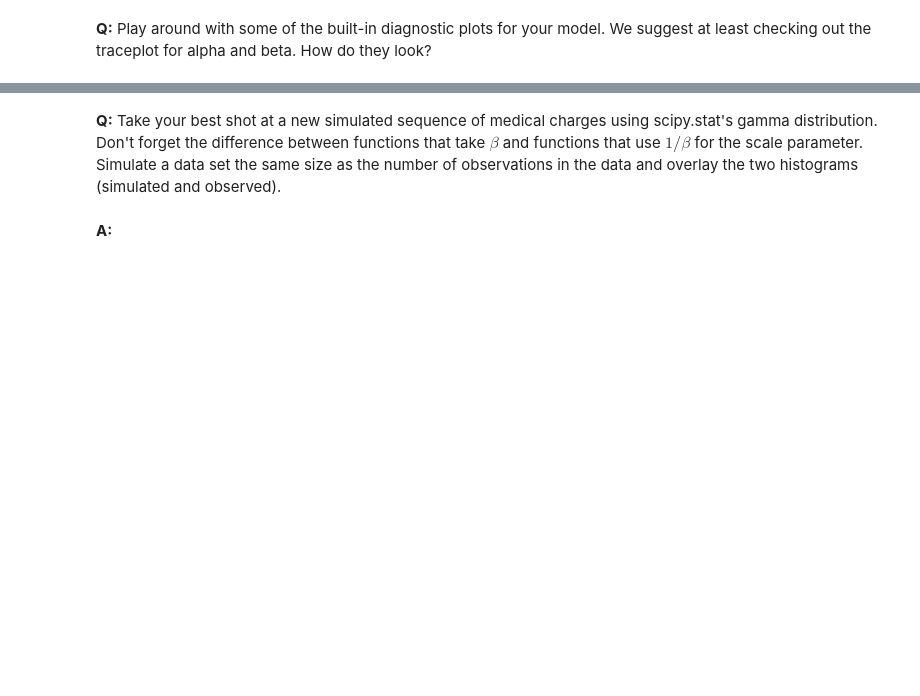
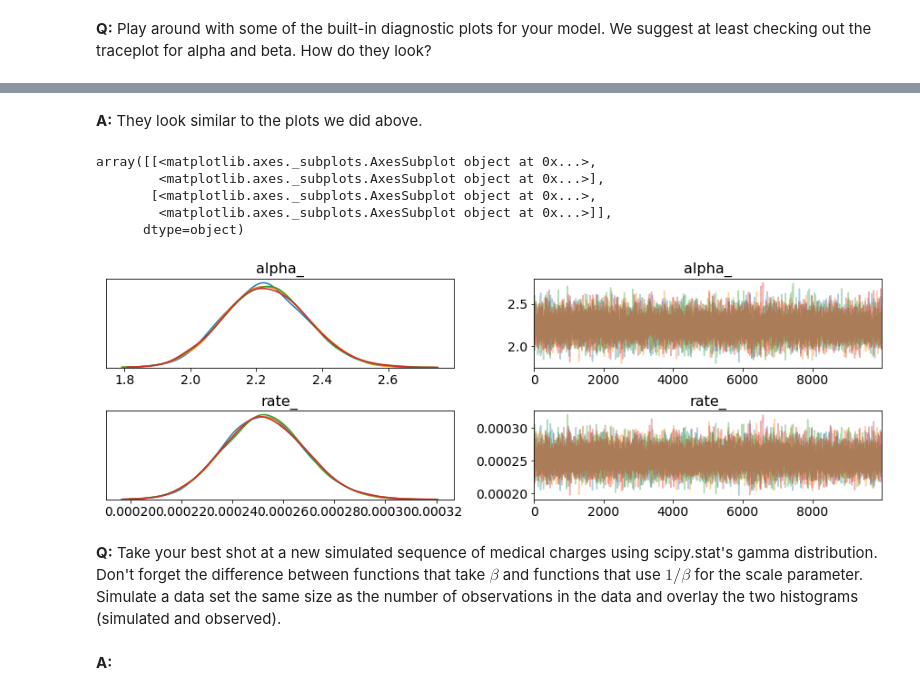
Before and after one commit to walkerpage/springboard, a Jupyter notebook: Mini_Projects/Bayesian_stats_Q6.28/inferential_statistics_3-Q.ipynb, the cells around one changed output, grey strips where cells are left out. Drawn from its saved outputs; the diff is of its cells as text; code cells hidden in the pictures; blank space fills up the shorter version.

```diff
--- a/Mini_Projects/Bayesian_stats_Q6.28/inferential_statistics_3-Q.ipynb
+++ b/Mini_Projects/Bayesian_stats_Q6.28/inferential_statistics_3-Q.ipynb
@@ -146,3 +180,14 @@ __A:__
+# %% [markdown]
+__A:__ They look similar to the plots we did above.
+# %%
+pm.traceplot(trace, var_names=['alpha_', 'rate_'])
+# %% [output]
+array([[<matplotlib.axes._subplots.AxesSubplot object at 0x...>,
+        <matplotlib.axes._subplots.AxesSubplot object at 0x...>],
+       [<matplotlib.axes._subplots.AxesSubplot object at 0x...>,
+        <matplotlib.axes._subplots.AxesSubplot object at 0x...>]],
+      dtype=object)
+[figure, added]
 # %% [markdown]
 __Q:__ Take your best shot at a new simulated sequence of medical charges using scipy.stat's gamma distribution. Don't forget the difference between functions that take $\beta$ and functions that use $1/\beta$ for the scale parameter. Simulate a data set the same size as the number of observations in the data and overlay the two histograms (simulated and observed).
 # %% [markdown]
```
Also changed, not shown: parts of 17 cells of this notebook.
